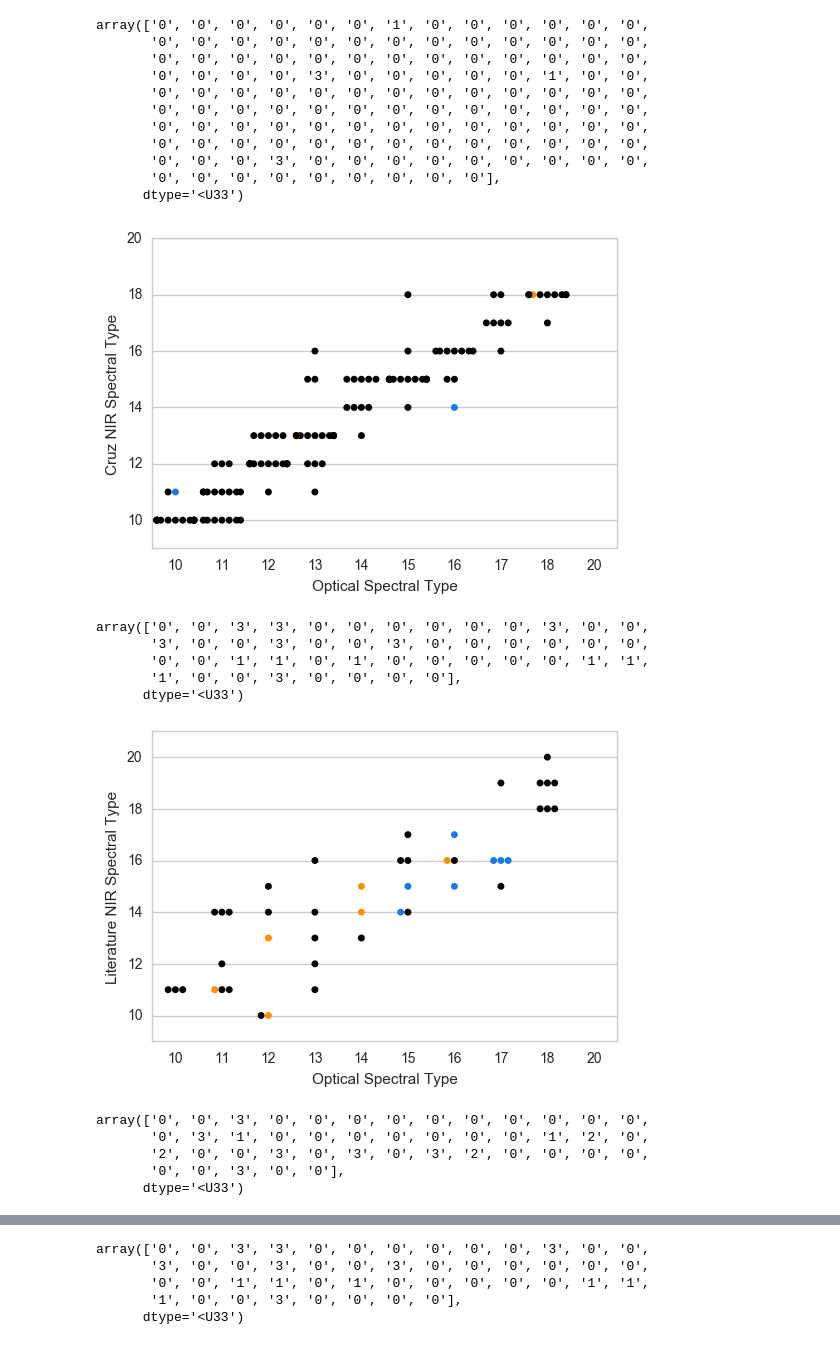
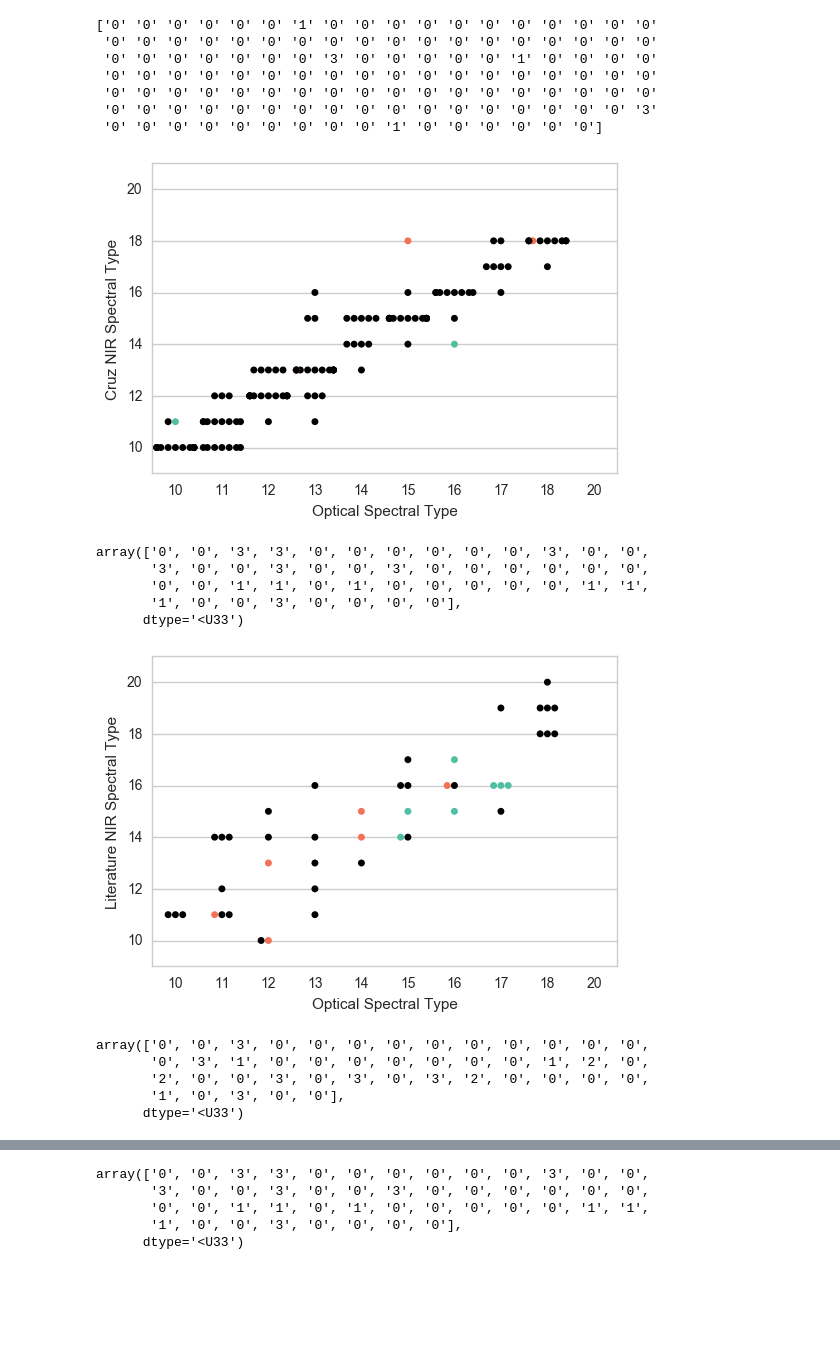
Before and after one commit to kelle/NIRSpecFigures, a Jupyter notebook: plots.ipynb, the cells around one changed output, grey strips where cells are left out. Drawn from its saved outputs; the diff is of its cells as text; code cells hidden in the pictures; blank space fills up the shorter version.

```diff
--- a/plots.ipynb
+++ b/plots.ipynb
@@ -38,9 +51,9 @@ spex_bool=np.logical_not(spex_bool)
 # %%
-NIR_spectype_nog = []
-OPT_spectype_nog = []
-for ii in range(len(NIR_spectype)):
-    obj = NIR_spectype[ii]
-    obj2 = OPT_spectype[ii]
-    NIR_spectype_nog.append(int(obj[:2]))
-    OPT_spectype_nog.append(int(obj2[:2]))
+# NIR_spectype_nog = []
+# OPT_spectype_nog = []
+# for ii in range(len(NIR_spectype)):
+#     obj = NIR_spectype[ii]
+#     obj2 = OPT_spectype[ii]
+#     NIR_spectype_nog.append(int(obj[:2]))
+#     OPT_spectype_nog.append(int(obj2[:2]))
 # %%
@@ -86,31 +101,29 @@ g_diff=g_diff[field_index]
 NIR_spectype_field.append(19)
 OPT_spectype_field.append(20)
 np.append(g_diff, [g_diff[0], g_diff[0]])
+
+print(g_diff)
 # %% [output]
-array(['0', '0', '0', '0', '0', '0', '1', '0', '0', '0', '0', '0', '0',
-       '0', '0', '0', '0', '0', '0', '0', '0', '0', '0', '0', '0', '0',
-       '0', '0', '0', '0', '0', '0', '0', '0', '0', '0', '0', '0', '0',
-       '0', '0', '0', '0', '3', '0', '0', '0', '0', '0', '1', '0', '0',
-       '0', '0', '0', '0', '0', '0', '0', '0', '0', '0', '0', '0', '0',
-       '0', '0', '0', '0', '0', '0', '0', '0', '0', '0', '0', '0', '0',
-       '0', '0', '0', '0', '0', '0', '0', '0', '0', '0', '0', '0', '0',
-       '0', '0', '0', '0', '0', '0', '0', '0', '0', '0', '0', '0', '0',
-       '0', '0', '0', '3', '0', '0', '0', '0', '0', '0', '0', '0', '0',
-       '0', '0', '0', '0', '0', '0', '0', '0', '0'],
-      dtype='<U33')
+['0' '0' '0' '0' '0' '0' '1' '0' '0' '0' '0' '0' '0' '0' '0' '0' '0' '0'
+ '0' '0' '0' '0' '0' '0' '0' '0' '0' '0' '0' '0' '0' '0' '0' '0' '0' '0'
+ '0' '0' '0' '0' '0' '0' '0' '3' '0' '0' '0' '0' '0' '1' '0' '0' '0' '0'
+ '0' '0' '0' '0' '0' '0' '0' '0' '0' '0' '0' '0' '0' '0' '0' '0' '0' '0'
+ '0' '0' '0' '0' '0' '0' '0' '0' '0' '0' '0' '0' '0' '0' '0' '0' '0' '0'
+ '0' '0' '0' '0' '0' '0' '0' '0' '0' '0' '0' '0' '0' '0' '0' '0' '0' '3'
+ '0' '0' '0' '0' '0' '0' '0' '0' '0' '1' '0' '0' '0' '0' '0' '0']
 # %%
 df = pd.DataFrame({"x":OPT_spectype_field,"y":NIR_spectype_field})
 
-sns.swarmplot(x="x", y="y", data= df, hue=g_diff, palette=['k', '#fc8e00', '#187ae2', '#fb3aff'])
+sns.swarmplot(x="x", y="y", data= df, hue=g_diff, palette=['k', '#F37256', '#51BFA3', '#7379BA'])
 
 plt.legend().set_visible(False)
 # plt.title("Optical Field Gravity Objects")
-plt.ylim([9,20])
+plt.ylim([9,21])
 plt.xlabel("Optical Spectral Type")
 plt.ylabel("Cruz NIR Spectral Type")
 plt.savefig("opt_field_obj.pdf")
 # %% [output]
-[figure, old version]
+[figure, new version]
 # %%
 #Now plot with field gravity in optical vs. literature NIR
 
@@ -168,7 +181,7 @@ array(['0', '0', '3', '3', '0', '0', '0', '0', '0', '0', '3', '0', '0',
 # %%
 df = pd.DataFrame({"x":OPT_spectype_field,"y":SPEX_spectype_field})
 
-sns.swarmplot(x="x", y="y", data= df, hue=LIT_g_diff, palette=['k', '#fc8e00', '#187ae2', '#fb3aff'])
+sns.swarmplot(x="x", y="y", data= df, hue=LIT_g_diff, palette=['k', '#F37256', '#51BFA3', '#7379BA'])
 
 plt.legend().set_visible(False)
 plt.ylim([9,21])
@@ -176,7 +189,7 @@ plt.xlabel("Optical Spectral Type")
 plt.ylabel("Literature NIR Spectral Type")
 plt.savefig("lit_field_obj.pdf")
 # %% [output]
-[figure, old version]
+[figure, new version]
 # %%
 #now all with field gravity in optical vs. literature NIR
 
@@ -227,7 +240,7 @@ np.append(SPEX_g_diff, [SPEX_g_diff[0], SPEX_g_diff[0]])
 array(['0', '0', '3', '0', '0', '0', '0', '0', '0', '0', '0', '0', '0',
        '0', '3', '1', '0', '0', '0', '0', '0', '0', '0', '1', '2', '0',
        '2', '0', '0', '3', '0', '3', '0', '3', '2', '0', '0', '0', '0',
-       '0', '0', '3', '0', '0'],
+       '1', '0', '3', '0', '0'],
       dtype='<U33')
 # %%
 df = pd.DataFrame({"x":SPEX_spectype_field,"y":NIR_spectype_field})
```
Also changed, not shown: parts of 4 cells of this notebook.
